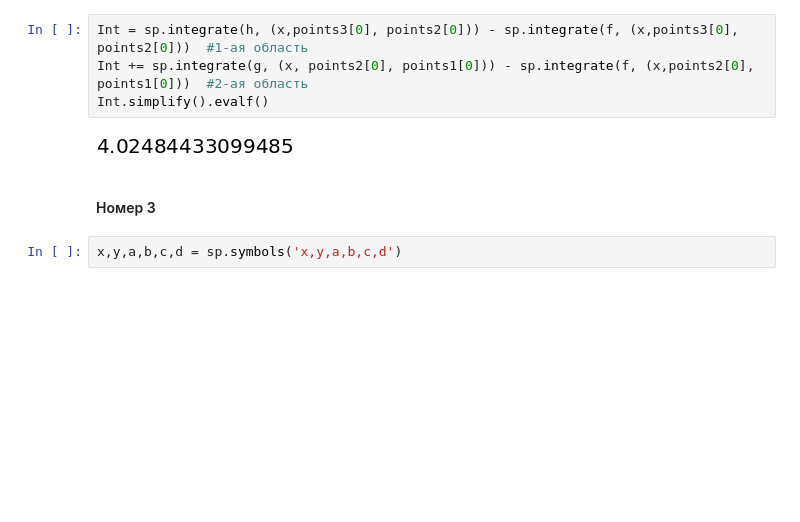
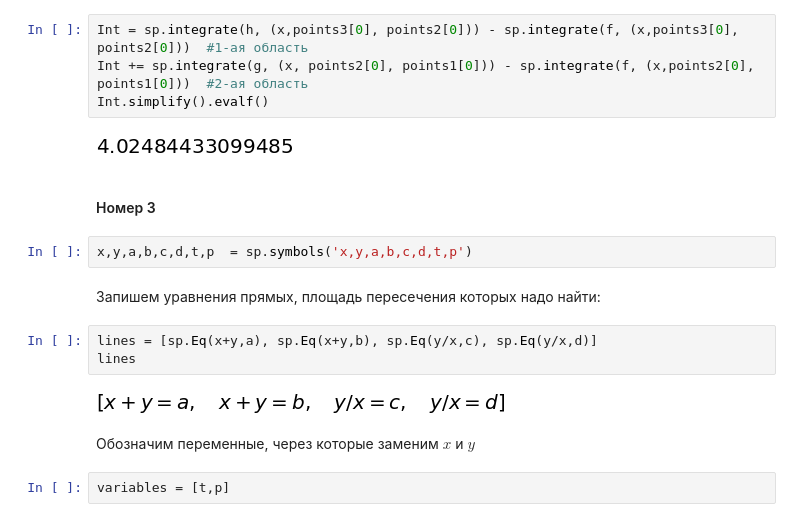
Before and after one commit to Snopoff/ComputerMath, a Jupyter notebook: Снопов, контрольная работа №5.ipynb, the cells around one changed output. Drawn from its saved outputs; the diff is of its cells as text; blank space fills up the shorter version.

```diff
--- a/Снопов, контрольная работа №5.ipynb
+++ b/Снопов, контрольная работа №5.ipynb
@@ -63,4 +63,15 @@ Int.simplify().evalf()
 # %% [markdown]
 #### Номер 3
 # %%
-x,y,a,b,c,d = sp.symbols('x,y,a,b,c,d')
+x,y,a,b,c,d,t,p  = sp.symbols('x,y,a,b,c,d,t,p')
+# %% [markdown]
+Запишем уравнения прямых, площадь пересечения которых надо найти:
+# %%
+lines = [sp.Eq(x+y,a), sp.Eq(x+y,b), sp.Eq(y/x,c), sp.Eq(y/x,d)]
+lines
+# %% [output]
+[figure, added]
+# %% [markdown]
+Обозначим переменные, через которые заменим $x$ и $y$
+# %%
+variables = [t,p]
```
Also changed, not shown: parts of 8 cells of this notebook.
